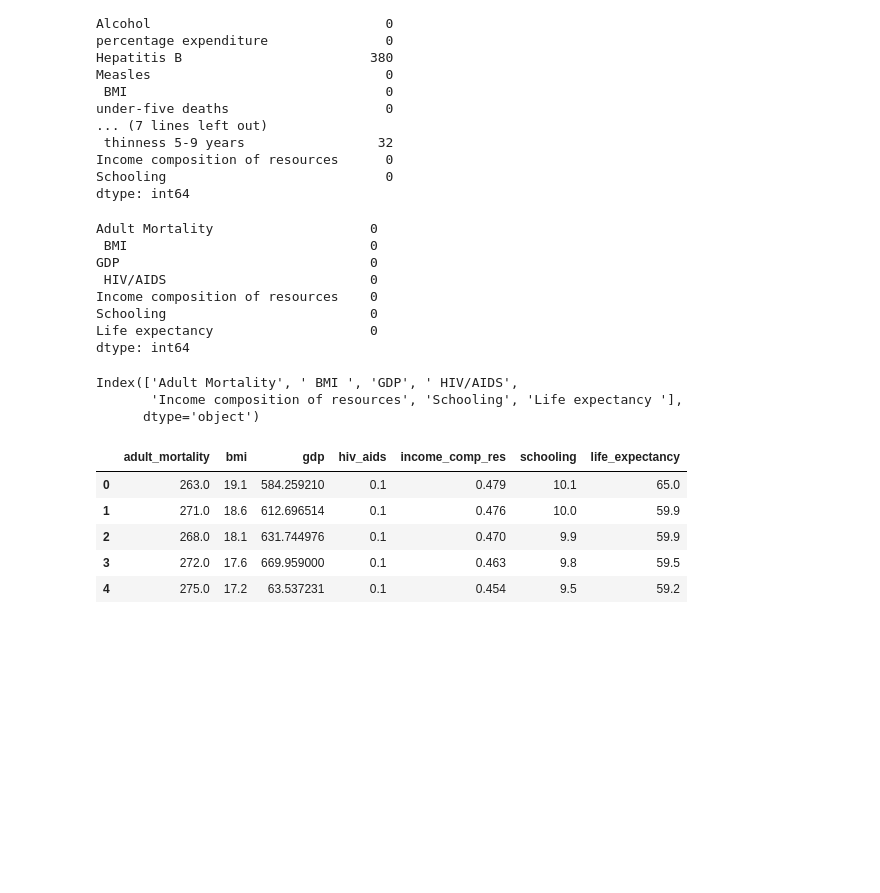
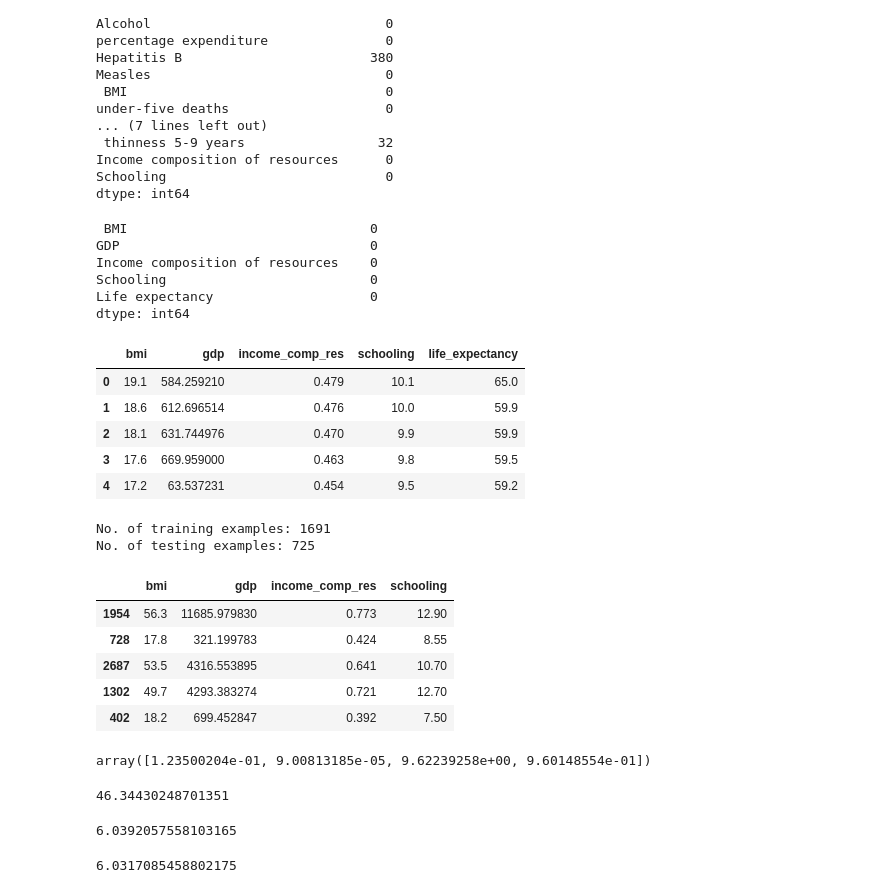
Before and after one commit to BrainTheos/uon-cci501-linear-regression, a Jupyter notebook: MLR.ipynb, the cells around one changed output. Drawn from its saved outputs; the diff is of its cells as text; code cells hidden in the pictures; blank space fills up the shorter version.

Commit message:
trained model

```diff
--- a/MLR.ipynb
+++ b/MLR.ipynb
@@ -263,7 +267,7 @@ Income composition of resources      0
 Schooling                            0
 dtype: int64
 # %%
-df = df[['Adult Mortality',' BMI ','GDP',' HIV/AIDS', 'Income composition of resources', 'Schooling', 'Life expectancy ']]
+df = df[[' BMI ','GDP', 'Income composition of resources', 'Schooling', 'Life expectancy ']]
 # ['Country',
 #  'Year',
 #  'Status',
@@ -288,34 +292,67 @@ df = df[['Adult Mortality',' BMI ','GDP',' HIV/AIDS', 'Income composition of res
 #  'Schooling']
 df.isna().sum()
 # %% [output]
-Adult Mortality                    0
  BMI                               0
 GDP                                0
- HIV/AIDS                          0
 Income composition of resources    0
 Schooling                          0
 Life expectancy                    0
 dtype: int64
-# %%
-df.columns
-# %% [output]
-Index(['Adult Mortality', ' BMI ', 'GDP', ' HIV/AIDS',
-       'Income composition of resources', 'Schooling', 'Life expectancy '],
-      dtype='object')
 # %%
 # renaming columns
 df_trim = df.rename(columns={'Life expectancy ':'life_expectancy',
-                                                          'Adult Mortality':'adult_mortality',
                                                           ' BMI ':'bmi',
-                                                          ' HIV/AIDS':'hiv_aids',
                                                           'Income composition of resources':'income_comp_res',
                                                           'Schooling':'schooling',
                                                          'GDP':'gdp'})
 df_trim.head()
 # %% [output]
-|  | adult_mortality | bmi | gdp | hiv_aids | income_comp_res | schooling | life_expectancy |
-| 0 | 263.0 | 19.1 | 584.259210 | 0.1 | 0.479 | 10.1 | 65.0 |
-| 1 | 271.0 | 18.6 | 612.696514 | 0.1 | 0.476 | 10.0 | 59.9 |
-| 2 | 268.0 | 18.1 | 631.744976 | 0.1 | 0.470 | 9.9 | 59.9 |
-| 3 | 272.0 | 17.6 | 669.959000 | 0.1 | 0.463 | 9.8 | 59.5 |
-| 4 | 275.0 | 17.2 | 63.537231 | 0.1 | 0.454 | 9.5 | 59.2 |
+|  | bmi | gdp | income_comp_res | schooling | life_expectancy |
+| 0 | 19.1 | 584.259210 | 0.479 | 10.1 | 65.0 |
+| 1 | 18.6 | 612.696514 | 0.476 | 10.0 | 59.9 |
+| 2 | 18.1 | 631.744976 | 0.470 | 9.9 | 59.9 |
+| 3 | 17.6 | 669.959000 | 0.463 | 9.8 | 59.5 |
+| 4 | 17.2 | 63.537231 | 0.454 | 9.5 | 59.2 |
+# %%
+# Train test split
+training_data = df_trim.sample(frac=0.7, random_state=25)
+testing_data = df_trim.drop(training_data.index)
+
+print(f"No. of training examples: {training_data.shape[0]}")
+print(f"No. of testing examples: {testing_data.shape[0]}")
+# %% [output]
+No. of training examples: 1691
+No. of testing examples: 725
+# %%
+# Separate target from features
+y = training_data['life_expectancy']
+
+features = training_data.drop(['life_expectancy'], axis=1)
+
+# Remove target variable from test data
+y_testing = testing_data['life_expectancy']
+testing_data.drop(['life_expectancy'], axis=1, inplace=True)
+
+# Preview features
+features.head()
+# %% [output]
+|  | bmi | gdp | income_comp_res | schooling |
+| 1954 | 56.3 | 11685.979830 | 0.773 | 12.90 |
+| 728 | 17.8 | 321.199783 | 0.424 | 8.55 |
+| 2687 | 53.5 | 4316.553895 | 0.641 | 10.70 |
+| 1302 | 49.7 | 4293.383274 | 0.721 | 12.70 |
+| 402 | 18.2 | 699.452847 | 0.392 | 7.50 |
+# %%
+X_train, X_valid, y_train, y_valid = train_test_split(features, y, random_state=0)
+#Define the model (Multivariate)
+regr = LinearRegression()
+
+# Train the model
+model = regr.fit(X_train, y_train)
+model.coef_
+# %% [output]
+array([1.23500204e-01, 9.00813185e-05, 9.62239258e+00, 9.60148554e-01])
+# %%
+model.intercept_
+# %% [output]
+46.34430248701351
@@ -321,0 +362,11 @@ df_trim.head()
+# %%
+print(mean_squared_error(y_valid, preds_valid, squared=False))
+# %% [output]
+6.0392057558103165
+# %%
+#predict testing data and find  mean squqred error
+preds_test = model.predict(testing_data)
+
+print(mean_squared_error(y_testing, preds_test, squared=False))
+# %% [output]
+6.0317085458802175
```
Also changed, not shown: parts of 2 cells of this notebook.
